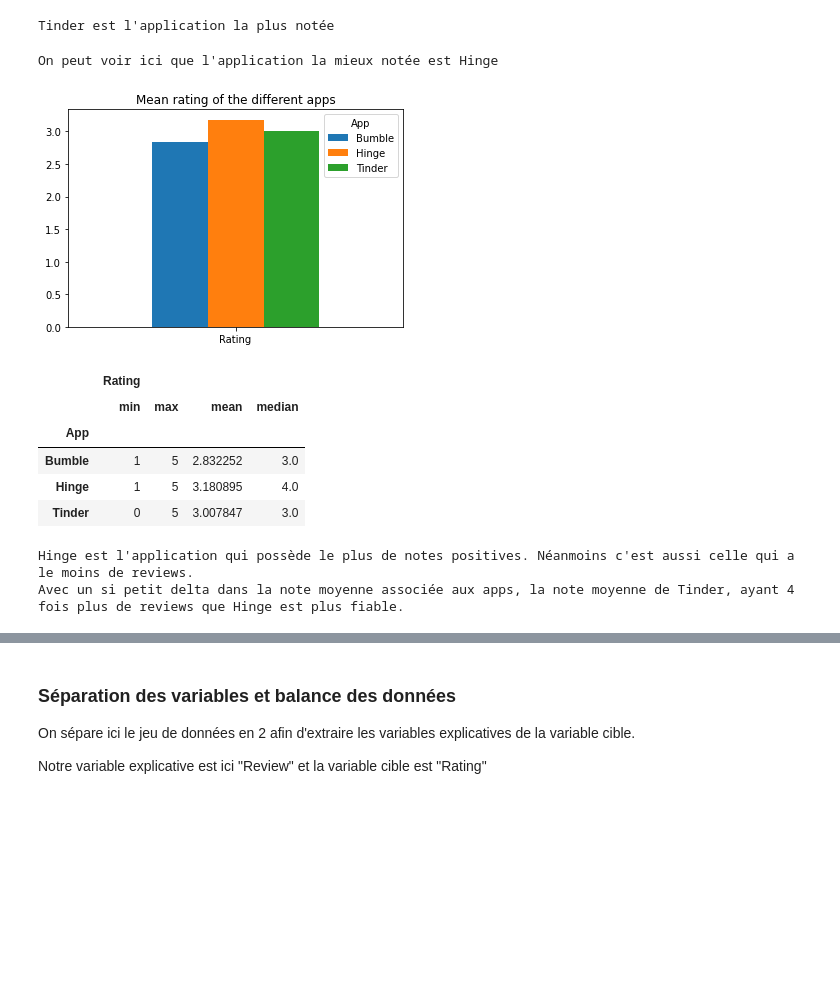
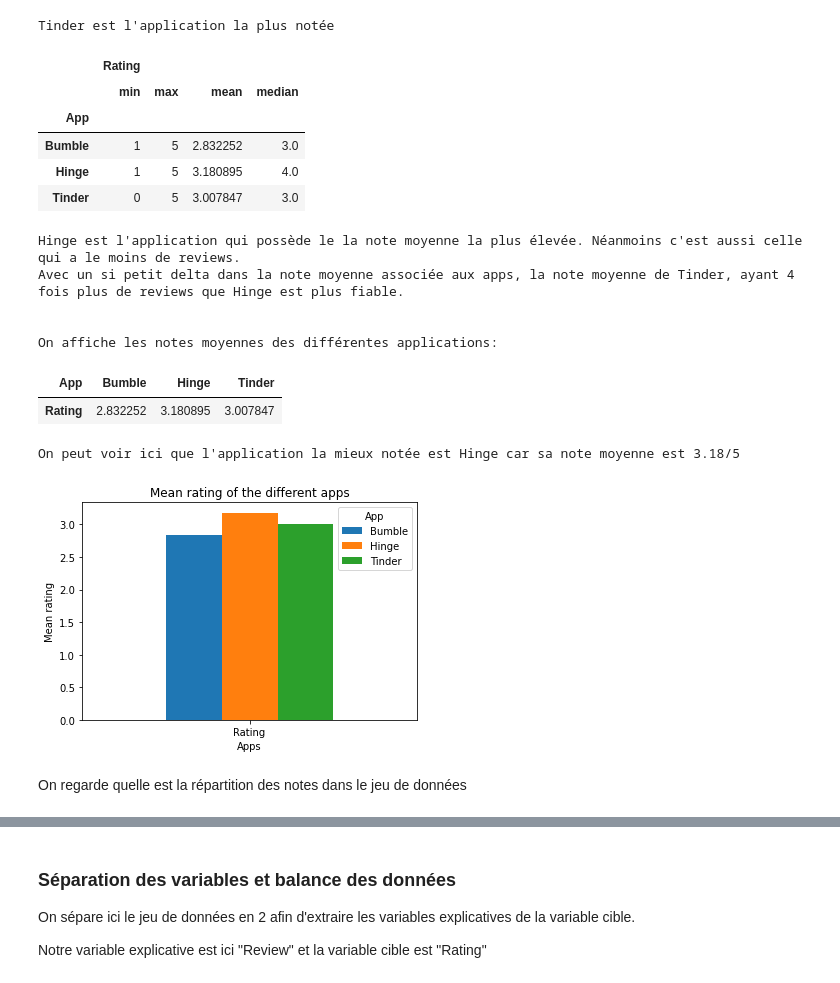
Before and after one commit to SimonCariou/text_analysis_ML, a Jupyter notebook: main.ipynb, the cells around one changed output, grey strips where cells are left out. Drawn from its saved outputs; the diff is of its cells as text; code cells hidden in the pictures; blank space fills up the shorter version.

```diff
--- a/main.ipynb
+++ b/main.ipynb
@@ -139,24 +139,37 @@ print("Tinder est l'application la plus notée")
 # %% [output]
 [figure]
 Tinder est l'application la plus notée
-# %%
-temp_df = df.groupby("App").agg({"Rating": np.mean}).T
-temp_df.plot.bar(rot=0);
-plt.title("Mean rating of the different apps")
-print("On peut voir ici que l'application la mieux notée est Hinge")
-# %% [output]
-On peut voir ici que l'application la mieux notée est Hinge
-[figure, removed]
 # %%
 display(df.groupby("App").agg({"Rating": [min, max, np.mean, np.median]}))
-print("Hinge est l'application qui possède le plus de notes positives. Néanmoins c'est aussi celle qui a le moins de reviews.")
+print("Hinge est l'application qui possède le la note moyenne la plus élevée. Néanmoins c'est aussi celle qui a le moins de reviews.")
 print("Avec un si petit delta dans la note moyenne associée aux apps, la note moyenne de Tinder, ayant 4 fois plus de reviews que Hinge est plus fiable.")
+
+print("\n\nOn affiche les notes moyennes des différentes applications:")
+mean_rating_df = df.groupby("App").agg({"Rating": np.mean}).T
+display(mean_rating_df)
+
+mean_rating_df.plot.bar(rot=0)
+
+plt.title("Mean rating of the different apps")
+plt.xlabel("Apps")
+plt.ylabel("Mean rating")
+
+print("On peut voir ici que l'application la mieux notée est Hinge car sa note moyenne est 3.18/5")
 # %% [output]
 |  | Rating |  |  |  |
 |  | min | max | mean | median |
 | App |  |  |  |  |
 | Bumble | 1 | 5 | 2.832252 | 3.0 |
 | Hinge | 1 | 5 | 3.180895 | 4.0 |
 | Tinder | 0 | 5 | 3.007847 | 3.0 |
-Hinge est l'application qui possède le plus de notes positives. Néanmoins c'est aussi celle qui a le moins de reviews.
+Hinge est l'application qui possède le la note moyenne la plus élevée. Néanmoins c'est aussi celle qui a le moins de reviews.
 Avec un si petit delta dans la note moyenne associée aux apps, la note moyenne de Tinder, ayant 4 fois plus de reviews que Hinge est plus fiable.
+
+
+On affiche les notes moyennes des différentes applications:
+| App | Bumble | Hinge | Tinder |
+| Rating | 2.832252 | 3.180895 | 3.007847 |
+On peut voir ici que l'application la mieux notée est Hinge car sa note moyenne est 3.18/5
+[figure, added]
+# %% [markdown]
+On regarde quelle est la répartition des notes dans le jeu de données
```
Also changed, not shown: parts of 8 cells of this notebook.
